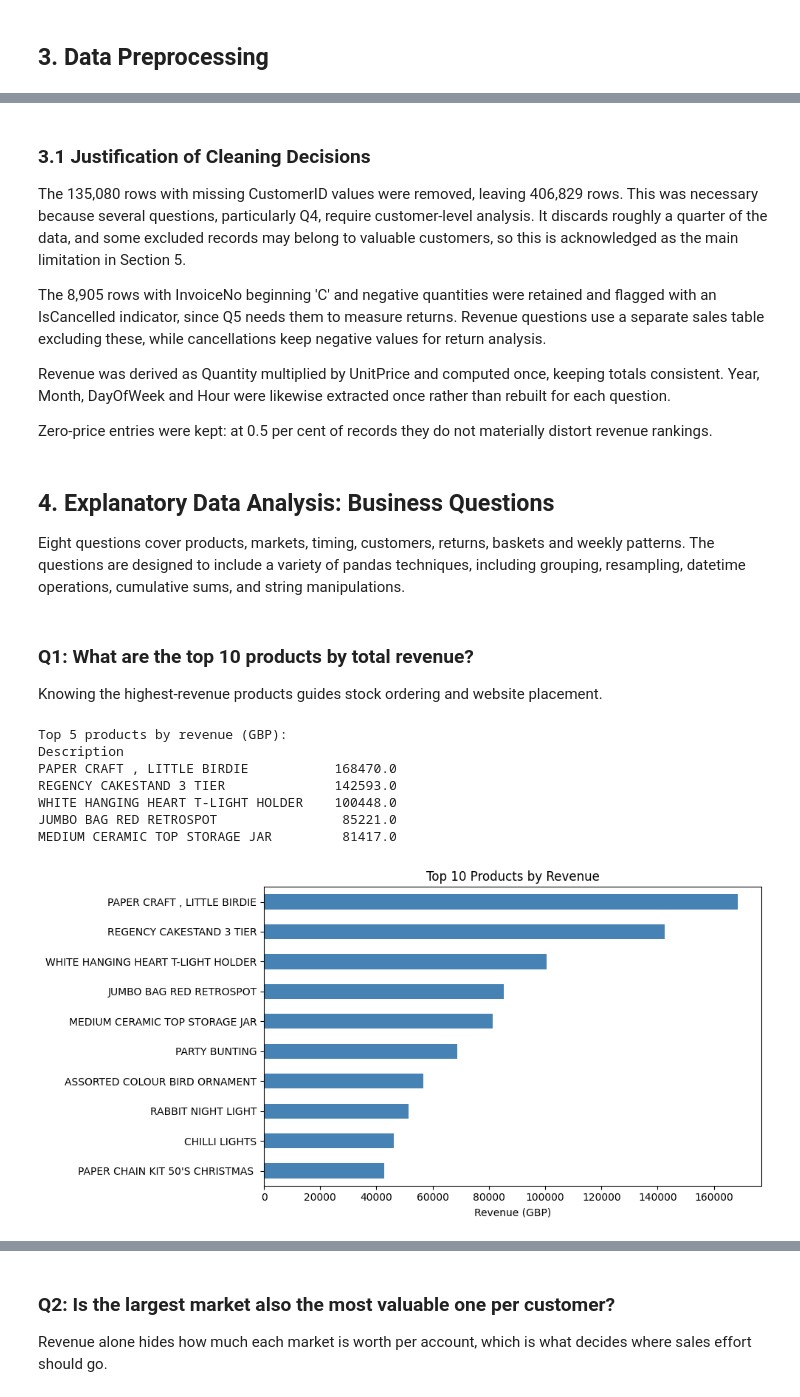
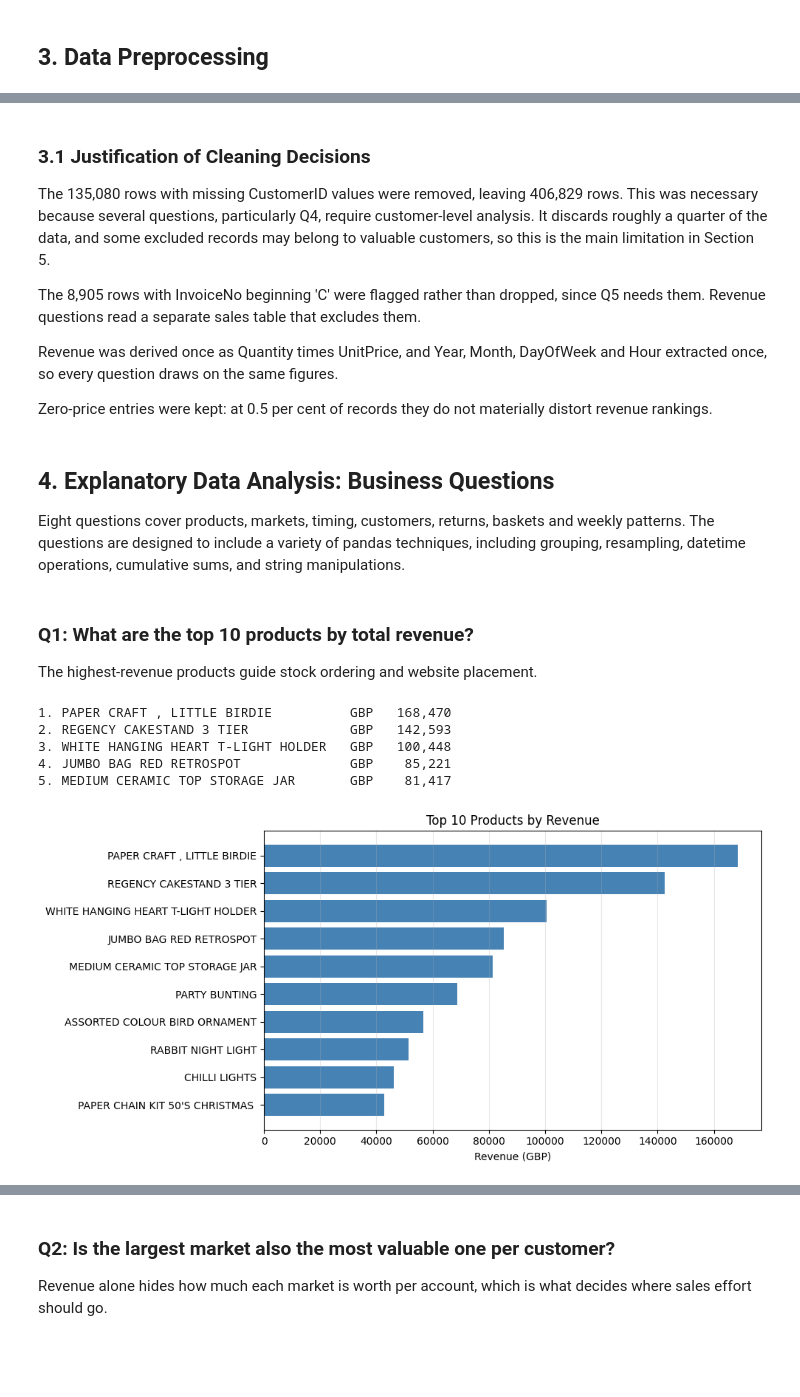
Before and after one commit to sonu2002/M504-AI-Applications-GH1057991, a Jupyter notebook: M504_GH1057991.ipynb, the cells around one changed output, grey strips where cells are left out. Saved outputs shown, nothing was run; the diff lists cells and outputs as text; code cells hidden in the pictures; blank space fills up the shorter version.

```diff
--- a/M504_GH1057991.ipynb
+++ b/M504_GH1057991.ipynb
@@ -121,11 +123,11 @@ Clean dataset: 406,829 rows, 14 columns
 # %% [markdown]
 ### 3.1 Justification of Cleaning Decisions
 
-The 135,080 rows with missing CustomerID values were removed, leaving 406,829 rows. This was necessary because several questions, particularly Q4, require customer-level analysis. It discards roughly a quarter of the data, and some excluded records may belong to valuable customers, so this is acknowledged as the main limitation in Section 5.
+The 135,080 rows with missing CustomerID values were removed, leaving 406,829 rows. This was necessary because several questions, particularly Q4, require customer-level analysis. It discards roughly a quarter of the data, and some excluded records may belong to valuable customers, so this is the main limitation in Section 5.
 
-The 8,905 rows with InvoiceNo beginning 'C' and negative quantities were retained and flagged with an IsCancelled indicator, since Q5 needs them to measure returns. Revenue questions use a separate sales table excluding these, while cancellations keep negative values for return analysis.
+The 8,905 rows with InvoiceNo beginning 'C' were flagged rather than dropped, since Q5 needs them. Revenue questions read a separate sales table that excludes them.
 
-Revenue was derived as Quantity multiplied by UnitPrice and computed once, keeping totals consistent. Year, Month, DayOfWeek and Hour were likewise extracted once rather than rebuilt for each question.
+Revenue was derived once as Quantity times UnitPrice, and Year, Month, DayOfWeek and Hour extracted once, so every question draws on the same figures.
 
 Zero-price entries were kept: at 0.5 per cent of records they do not materially distort revenue rankings.
 # %% [markdown]
@@ -135,29 +137,23 @@ Eight questions cover products, markets, timing, customers, returns, baskets and
 # %% [markdown]
 ### Q1: What are the top 10 products by total revenue?
 
-Knowing the highest-revenue products guides stock ordering and website placement.
+The highest-revenue products guide stock ordering and website placement.
 # %%
-# real products have a 5-digit StockCode; POSTAGE, Manual etc. do not
-goods = sales[sales['StockCode'].astype(str).str.match(r'^\d{5}')]
-best = (goods.groupby('Description')['Revenue']
-        .sum().sort_values(ascending=False).head(10))
-print("Top 5 products by revenue (GBP):")
-print(best.head(5).round(0).to_string())
+# genuine stock lines carry a 5-digit code; postage and adjustments do not
+code5 = retail['StockCode'].astype(str).str.match(r'^\d{5}')
+goods = sales.loc[code5.reindex(sales.index, fill_value=False)]
+best = goods.groupby('Description')['Revenue'].sum().nlargest(10)
+for rank, (name, rev) in enumerate(best.head(5).items(), 1):
+    print(f"{rank}. {name.strip():36s} GBP {rev:>9,.0f}")
 
-fig, ax = plt.subplots(figsize=(10, 5))
-best.sort_values().plot(kind='barh', ax=ax, color='steelblue')
-ax.set_xlabel('Revenue (GBP)')
-ax.set_title('Top 10 Products by Revenue')
-ax.set_ylabel('')
-plt.tight_layout()
-plt.show()
+ax = canvas(10, 5)
+ax.barh(best.index[::-1], best.values[::-1], color='steelblue')
+show(ax, 'Revenue (GBP)', '', 'Top 10 Products by Revenue')
 # %% [output]
-Top 5 products by revenue (GBP):
-Description
-PAPER CRAFT , LITTLE BIRDIE           168470.0
-REGENCY CAKESTAND 3 TIER              142593.0
-WHITE HANGING HEART T-LIGHT HOLDER    100448.0
-JUMBO BAG RED RETROSPOT                85221.0
-MEDIUM CERAMIC TOP STORAGE JAR         81417.0
+1. PAPER CRAFT , LITTLE BIRDIE          GBP   168,470
+2. REGENCY CAKESTAND 3 TIER             GBP   142,593
+3. WHITE HANGING HEART T-LIGHT HOLDER   GBP   100,448
+4. JUMBO BAG RED RETROSPOT              GBP    85,221
+5. MEDIUM CERAMIC TOP STORAGE JAR       GBP    81,417
-[figure, old version]
+[figure, new version]
 # %% [markdown]
```
Also changed, not shown: parts of 19 cells of this notebook, 2 other files.
